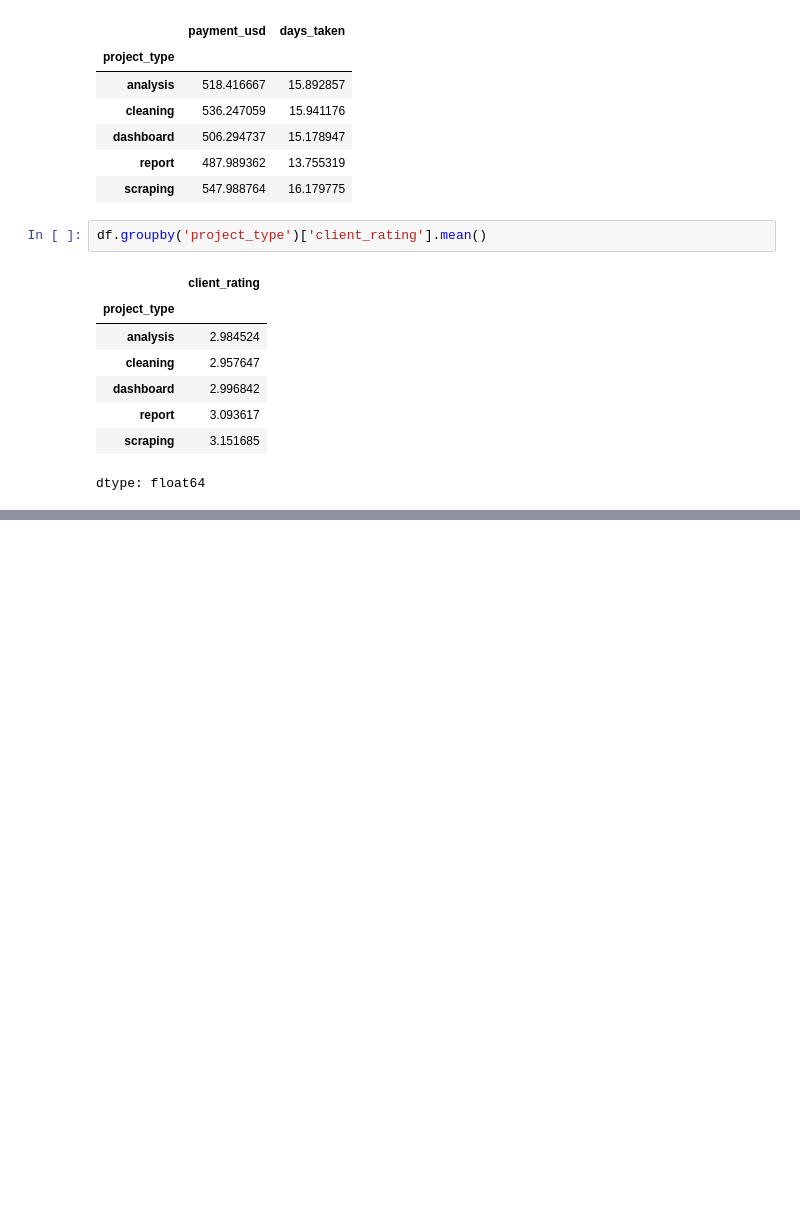
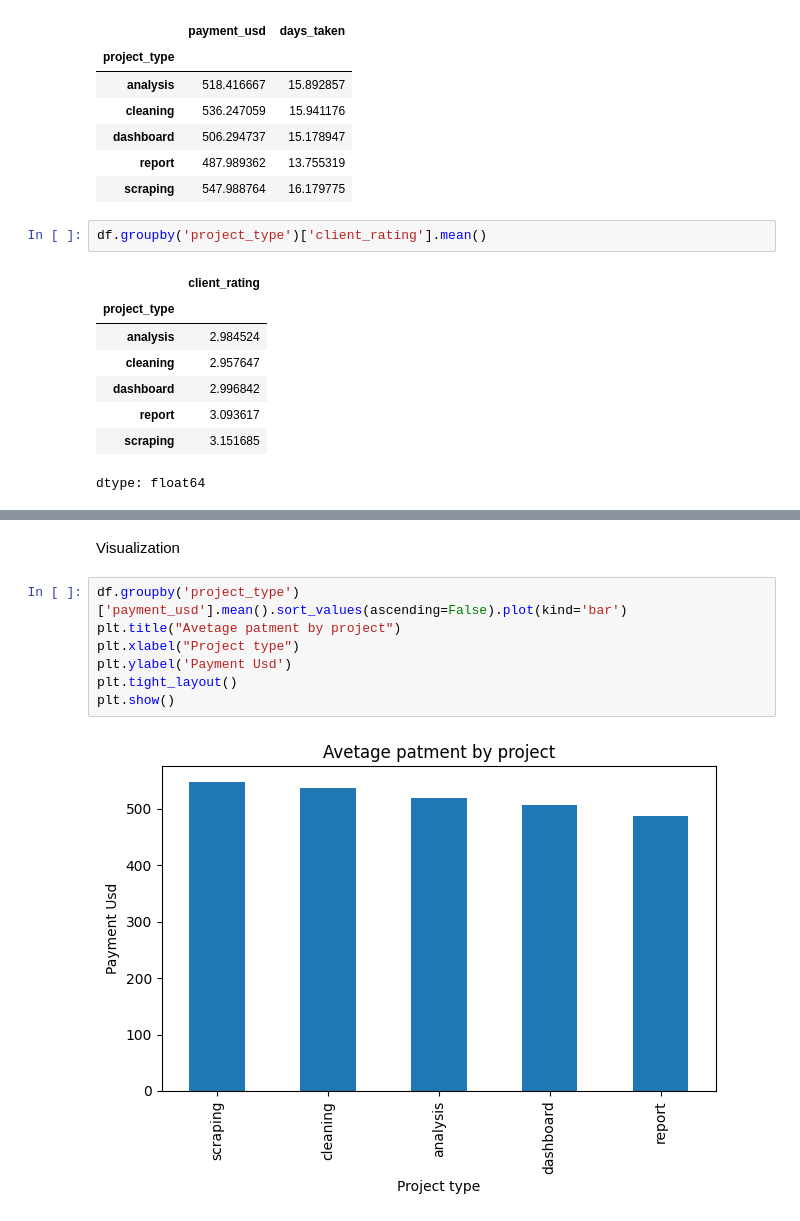
Before and after one commit to ayaz-ali-36/Data-Aanlysis, a Jupyter notebook: Pandas/Pandas.ipynb, the cells around one changed output, grey strips where cells are left out. Drawn from its saved outputs; the diff is of its cells as text; blank space fills up the shorter version.

```diff
--- a/Pandas/Pandas.ipynb
+++ b/Pandas/Pandas.ipynb
@@ -186,0 +259,11 @@ dtype: float64
+# %% [markdown]
+Visualization
+# %%
+df.groupby('project_type')['payment_usd'].mean().sort_values(ascending=False).plot(kind='bar')
+plt.title("Avetage patment by project")
+plt.xlabel("Project type")
+plt.ylabel('Payment Usd')
+plt.tight_layout()
+plt.show()
+# %% [output]
+[figure, added]
```
Also changed, not shown: parts of 15 cells of this notebook.
